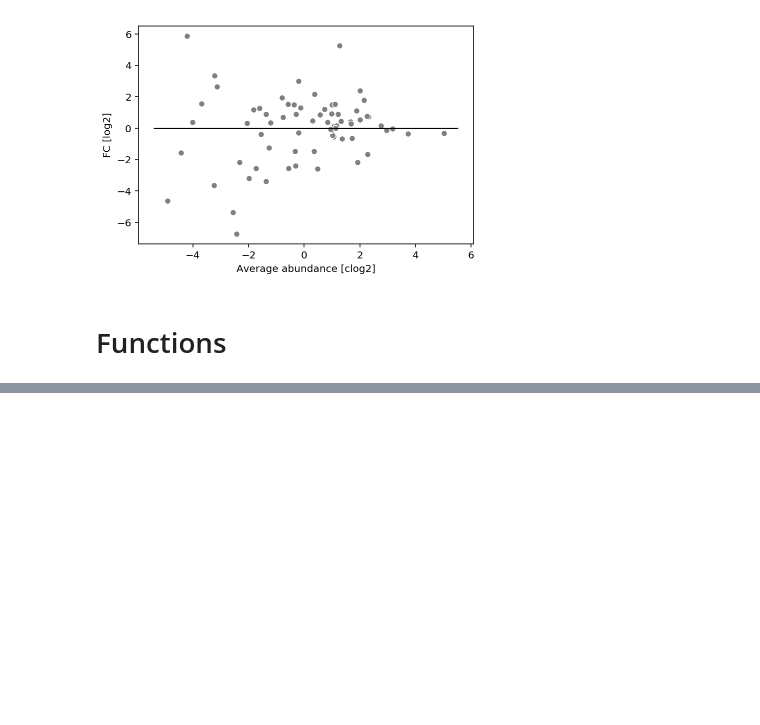
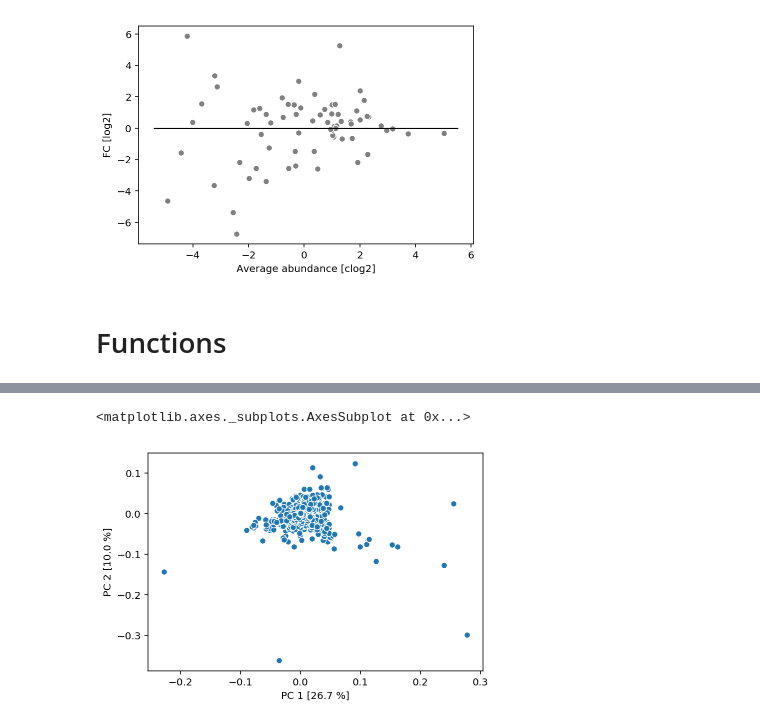
Before and after one commit to metagenome-atlas/supp_data_atlas, a Jupyter notebook: Figure2.ipynb, the cells around one changed output, grey strips where cells are left out. Cells and saved outputs as stored; diff of their text form; code cells hidden in the pictures; blank space fills up the shorter version.

```diff
--- a/Figure2.ipynb
+++ b/Figure2.ipynb
@@ -302,0 +341,5 @@ Adding an axes using the same arguments as a previous axes currently reuses the
+# %%
+DR.plot_Loadings_2D()
+# %% [output]
+<matplotlib.axes._subplots.AxesSubplot at 0x...>
+[figure, added]
```
Also changed, not shown: parts of 15 cells of this notebook.
